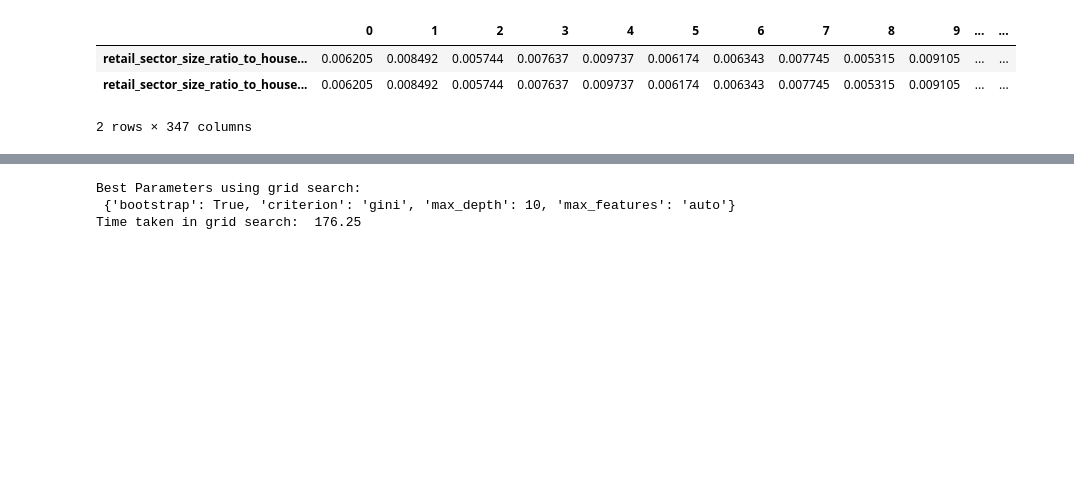
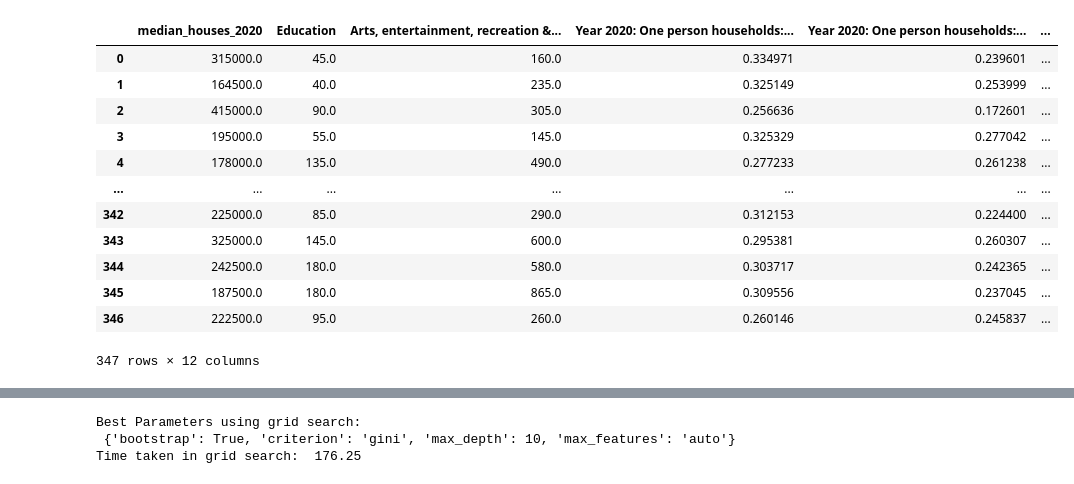
Before and after one commit to SIthodox2286/mdm_3_phace_C, a Jupyter notebook: random_forest_analysis.ipynb, the cells around one changed output, grey strips where cells are left out. Cells and saved outputs as stored; diff of their text form; code cells hidden in the pictures; blank space fills up the shorter version.

Commit message:
scores and data frame

```diff
--- a/random_forest_analysis.ipynb
+++ b/random_forest_analysis.ipynb
@@ -46,4 +46,20 @@ taxi_only_licensed_drivers,total_drivers,education_sector_size,health_sector_siz
 # %%
 quality_of_life_dataframe = pd.DataFrame([worksheet['median_houses_2020'],worksheet['Education'],worksheet['Arts, entertainment, recreation & other services'],worksheet['Year 2020: One person households: Female ratio'],worksheet['Year 2020: One person households: Male ratio'],worksheet['Year 2020: Households with dependent children ratio'],worksheet['pop_ratio_under_10'],worksheet['pop_ratio_teenager'],worksheet['pop_ratio_20_39'],worksheet['pop_ratio_40_60'],worksheet['pop_ratio_60_80'],worksheet['pop_ratio_80_90+']])
 quality_of_life_dataframe = quality_of_life_dataframe.transpose()
 quality_of_life_dataframe = replace_placeholder(quality_of_life_dataframe)
+old_data_frame = quality_of_life_dataframe
+quality_of_life_dataframe
+# %% [output]
+|  | median_houses_2020 | Education | Arts, entertainment, recreation &... | Year 2020: One person households:... | Year 2020: One person households:... | ... |
+| 0 | 315000.0 | 45.0 | 160.0 | 0.334971 | 0.239601 | ... |
+| 1 | 164500.0 | 40.0 | 235.0 | 0.325149 | 0.253999 | ... |
+| 2 | 415000.0 | 90.0 | 305.0 | 0.256636 | 0.172601 | ... |
+| 3 | 195000.0 | 55.0 | 145.0 | 0.325329 | 0.277042 | ... |
+| 4 | 178000.0 | 135.0 | 490.0 | 0.277233 | 0.261238 | ... |
+| ... | ... | ... | ... | ... | ... | ... |
+| 342 | 225000.0 | 85.0 | 290.0 | 0.312153 | 0.224400 | ... |
+| 343 | 325000.0 | 145.0 | 600.0 | 0.295381 | 0.260307 | ... |
+| 344 | 242500.0 | 180.0 | 580.0 | 0.303717 | 0.242365 | ... |
+| 345 | 187500.0 | 180.0 | 865.0 | 0.309556 | 0.237045 | ... |
+| 346 | 222500.0 | 95.0 | 260.0 | 0.260146 | 0.245837 | ... |
+347 rows × 12 columns
@@ -67,13 +89,6 @@ retail_sector_size_ratio = retail_sector_size/total_households_2020
 retail_sector_size_ratio = retail_sector_size_ratio.astype('float')
 retail_sector_size_ratio = pd.DataFrame(retail_sector_size_ratio)
 retail_sector_size_ratio.columns=['retail_sector_size_ratio_to_households']
-# %%
-pd.DataFrame([retail_sector_size_ratio['retail_sector_size_ratio_to_households'],retail_sector_size_ratio['retail_sector_size_ratio_to_households']])
-# %% [output]
-|  | 0 | 1 | 2 | 3 | 4 | 5 | 6 | 7 | 8 | 9 | ... | ... |
-| retail_sector_size_ratio_to_house... | 0.006205 | 0.008492 | 0.005744 | 0.007637 | 0.009737 | 0.006174 | 0.006343 | 0.007745 | 0.005315 | 0.009105 | ... | ... |
-| retail_sector_size_ratio_to_house... | 0.006205 | 0.008492 | 0.005744 | 0.007637 | 0.009737 | 0.006174 | 0.006343 | 0.007745 | 0.005315 | 0.009105 | ... | ... |
-2 rows × 347 columns
 # %%
 daily_life_dataframe = pd.DataFrame([worksheet['median_houses_2020'],health_sector_size_ratio['health_sector_size_ratio_to_households'],retail_sector_size_ratio['retail_sector_size_ratio_to_households'],taxi_only_licensed_drivers_ratio['taxi_only_licensed_drivers_ratio_to_households'],total_drivers_ratio['total_drivers_ratio_to_households'],A_B_property_counts,C_D_property_counts,E_F_property_counts,G_H_property_counts,male_life_expectency,female_life_expectency])
 daily_life_dataframe = daily_life_dataframe.transpose()
```
Also changed, not shown: parts of 5 cells of this notebook, 4 other files.
